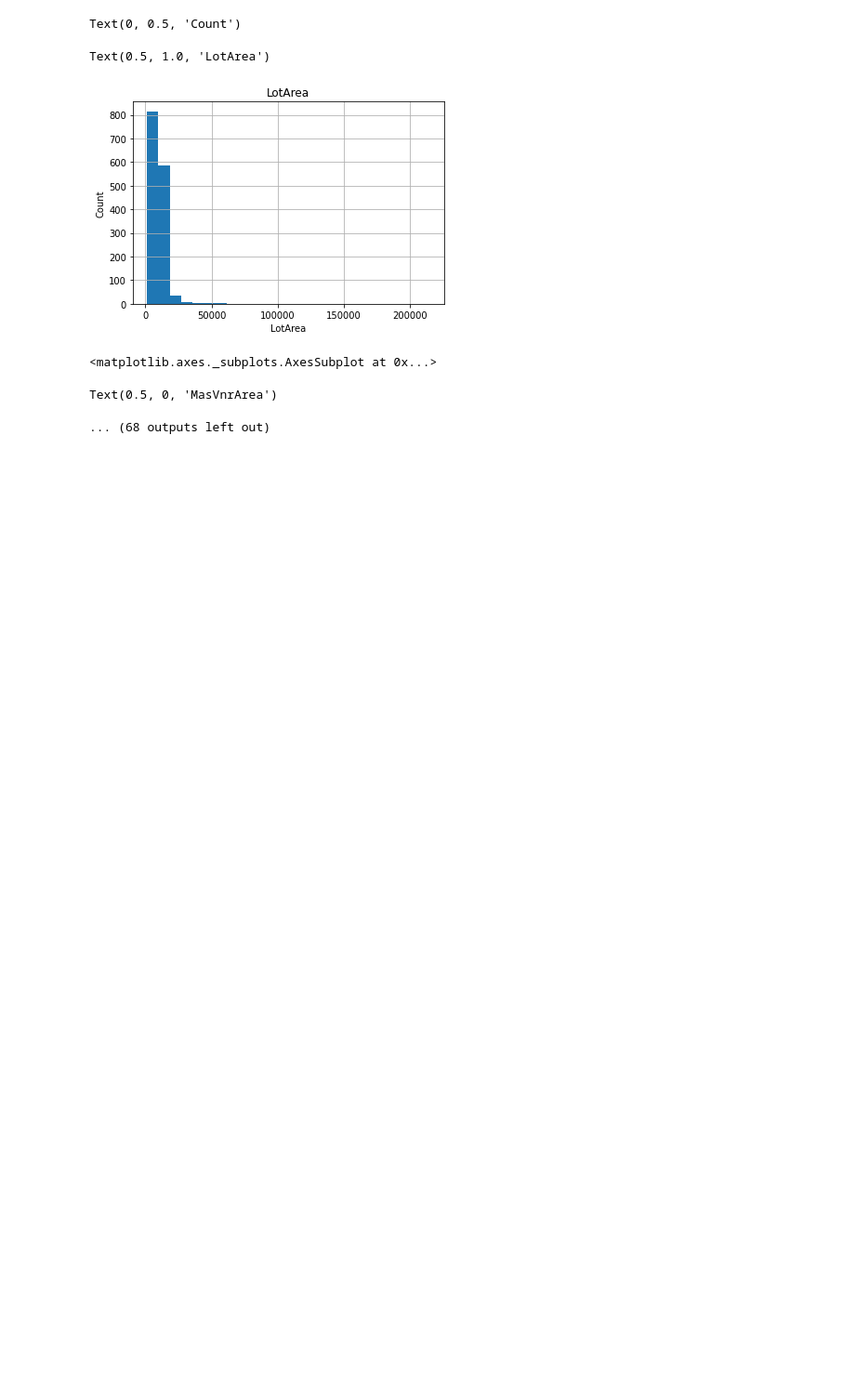
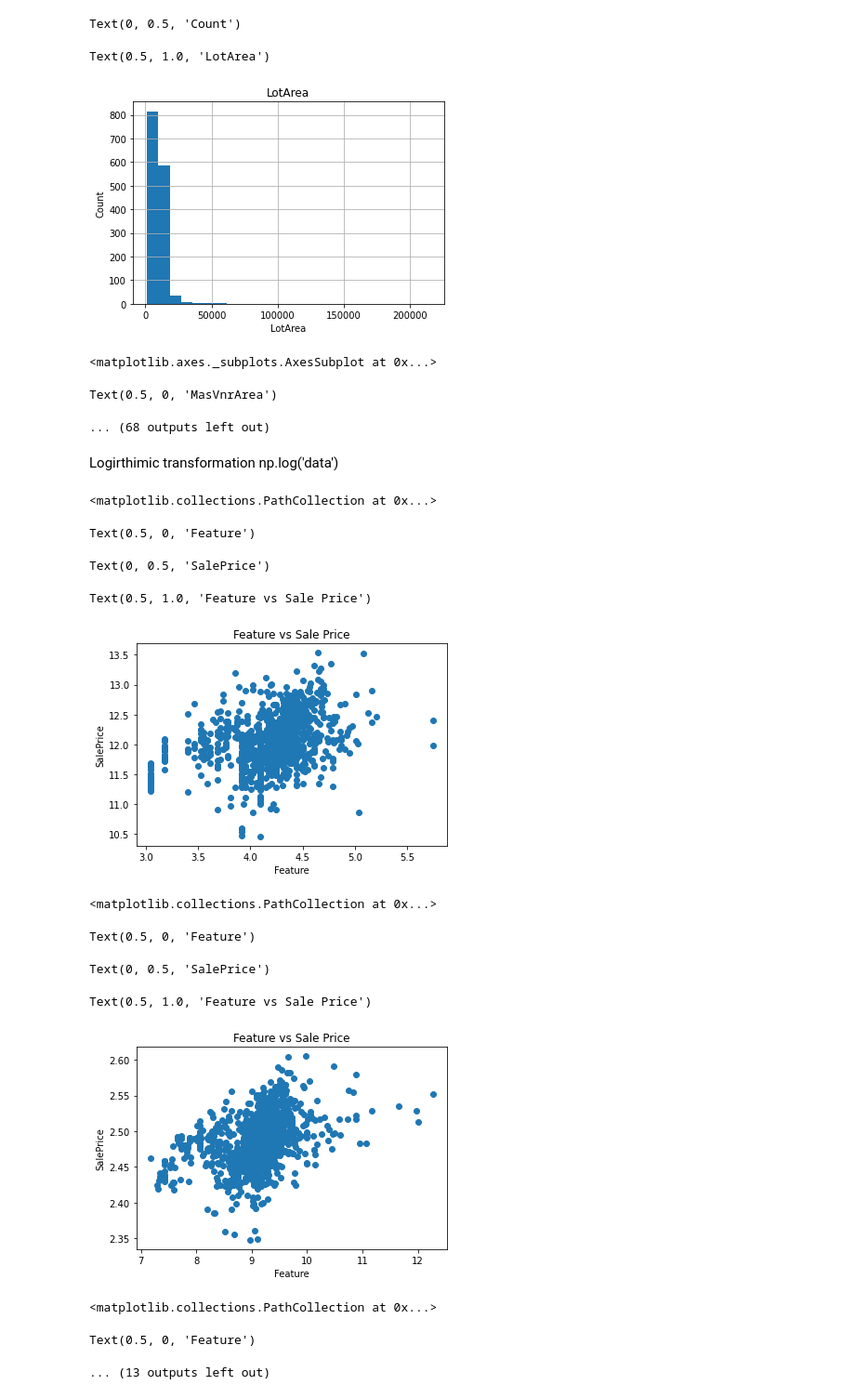
Before and after one commit to Pritesh-25/MachineLearning, a Jupyter notebook: AdvancedHousePrediction.ipynb, the cells around one changed output. Shown at 93% size. Cells and saved outputs as stored; diff of their text form; code cells hidden in the pictures; blank space fills up the shorter version.

```diff
--- a/AdvancedHousePrediction.ipynb
+++ b/AdvancedHousePrediction.ipynb
@@ -306,3 +308,33 @@ Text(0.5, 1.0, 'LotArea')
 <matplotlib.axes._subplots.AxesSubplot at 0x...>
 Text(0.5, 0, 'MasVnrArea')
 ... (68 outputs left out)
+# %% [markdown]
+Logirthimic transformation
+np.log('data')
+# %%
+data = dataset.copy()
+for feature in continuous_feature:
+  if 0 in data[feature].unique():
+    pass
+  else:
+    data[feature]= np.log(data[feature])
+    data['SalePrice']= np.log(data['SalePrice'])
+    plt.scatter(data[feature],data['SalePrice'])
+    plt.xlabel('Feature')
+    plt.ylabel('SalePrice')
+    plt.title('Feature vs Sale Price')
+    plt.show()
+# %% [output]
+<matplotlib.collections.PathCollection at 0x...>
+Text(0.5, 0, 'Feature')
+Text(0, 0.5, 'SalePrice')
+Text(0.5, 1.0, 'Feature vs Sale Price')
+[figure, added]
+<matplotlib.collections.PathCollection at 0x...>
+Text(0.5, 0, 'Feature')
+Text(0, 0.5, 'SalePrice')
+Text(0.5, 1.0, 'Feature vs Sale Price')
+[figure, added]
+<matplotlib.collections.PathCollection at 0x...>
+Text(0.5, 0, 'Feature')
+... (13 outputs left out)
```
Also changed, not shown: parts of 10 cells of this notebook.
